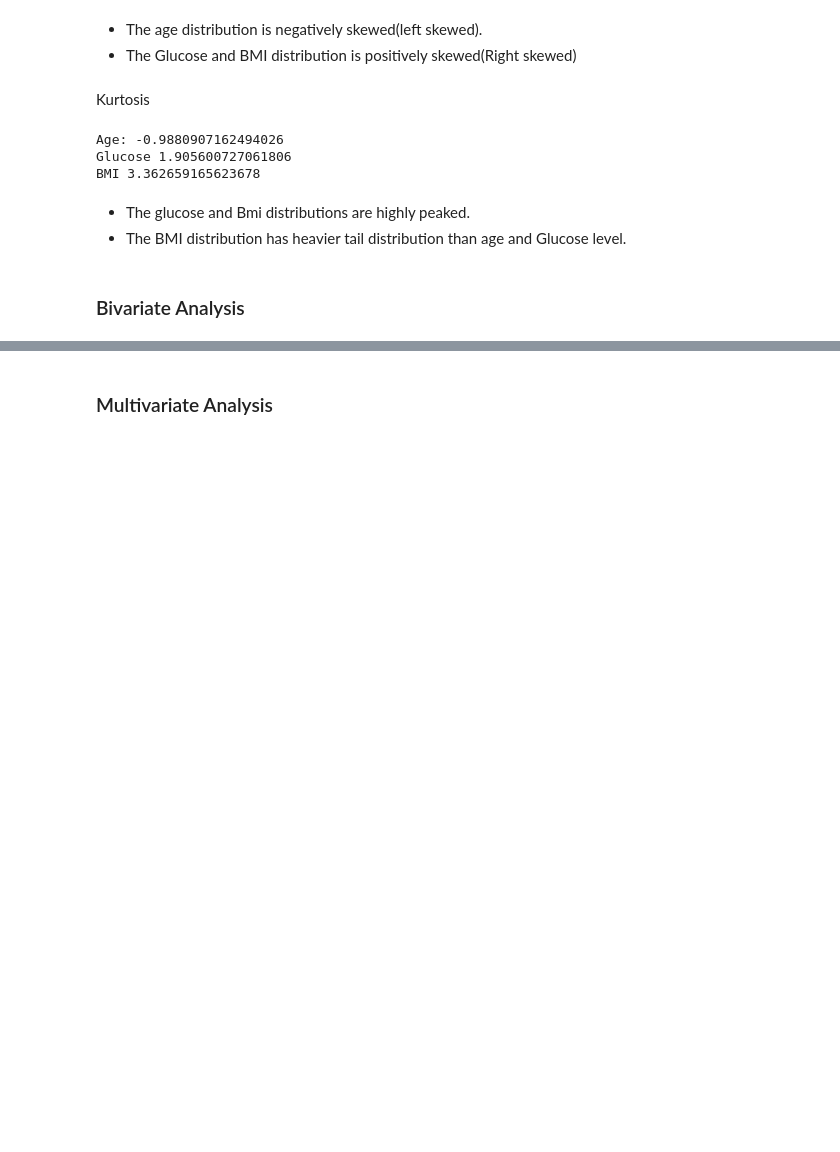
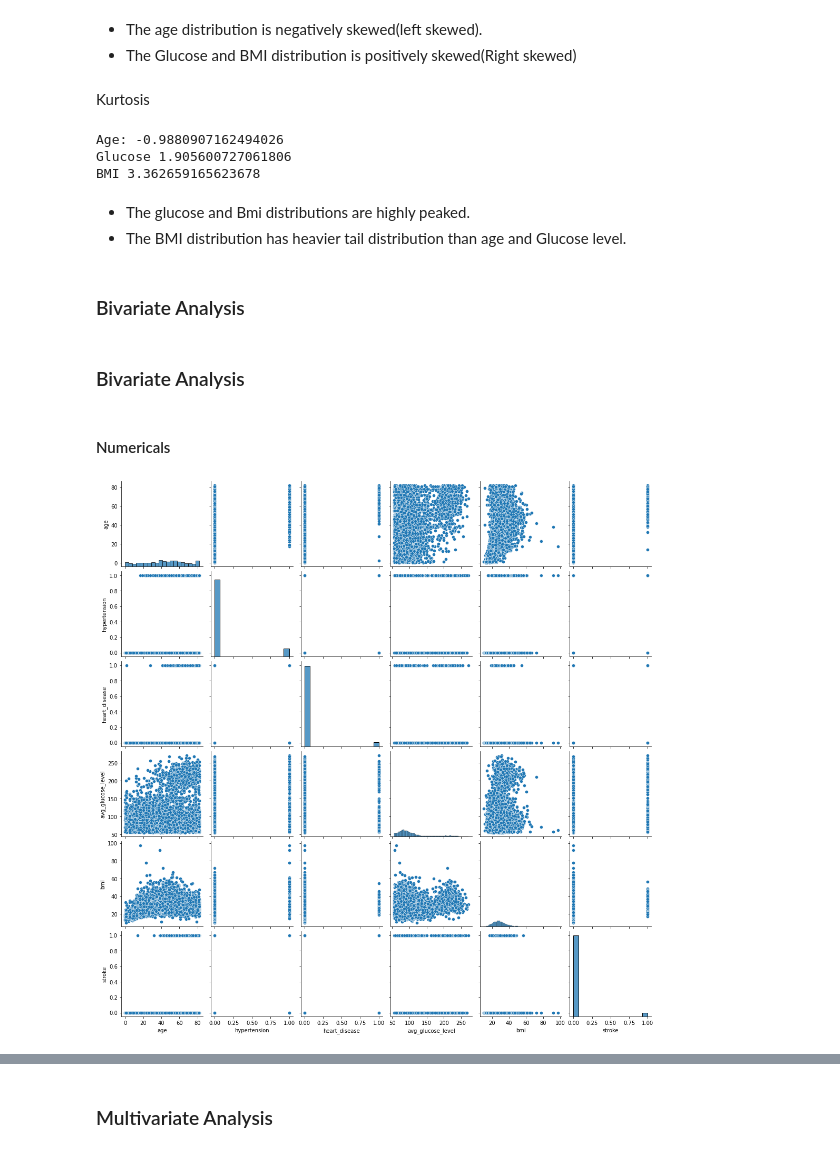
Before and after one commit to quincynjoroge/stroke-health-care-analysis, a Jupyter notebook: Stroke_Analysis.ipynb, the cells around one changed output, grey strips where cells are left out. Cells and saved outputs as stored; diff of their text form; code cells hidden in the pictures; blank space fills up the shorter version.

Commit message:
bivariate analysis

```diff
--- a/Stroke_Analysis.ipynb
+++ b/Stroke_Analysis.ipynb
@@ -521,3 +519,13 @@ BMI 3.362659165623678
 - The BMI distribution has heavier tail distribution than age and Glucose level.
 # %% [markdown]
 ### Bivariate Analysis
+# %% [markdown]
+### Bivariate Analysis
+# %% [markdown]
+#### Numericals
+# %%
+sns.pairplot(healthdata)
+plt.show()
+##this shows that there is relationship between the of the numericals
+# %% [output]
+[figure, added]
```
Also changed, not shown: parts of 16 cells of this notebook.
